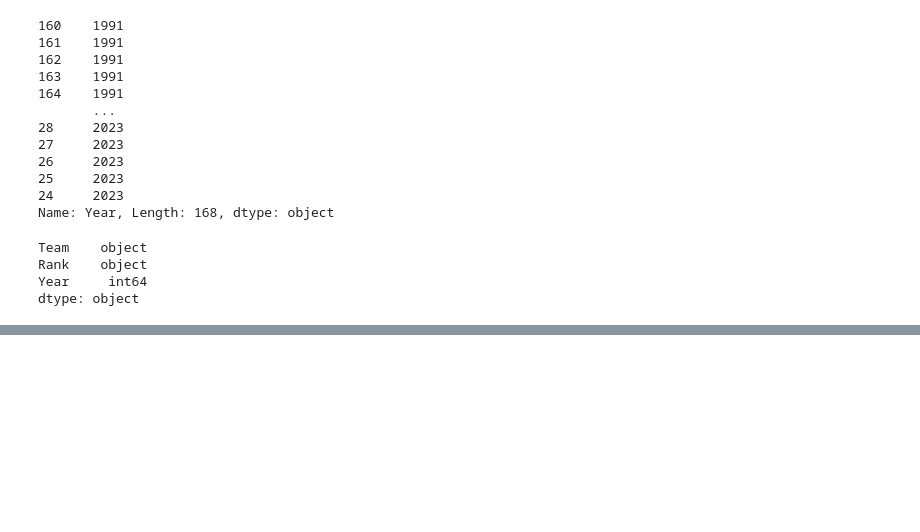
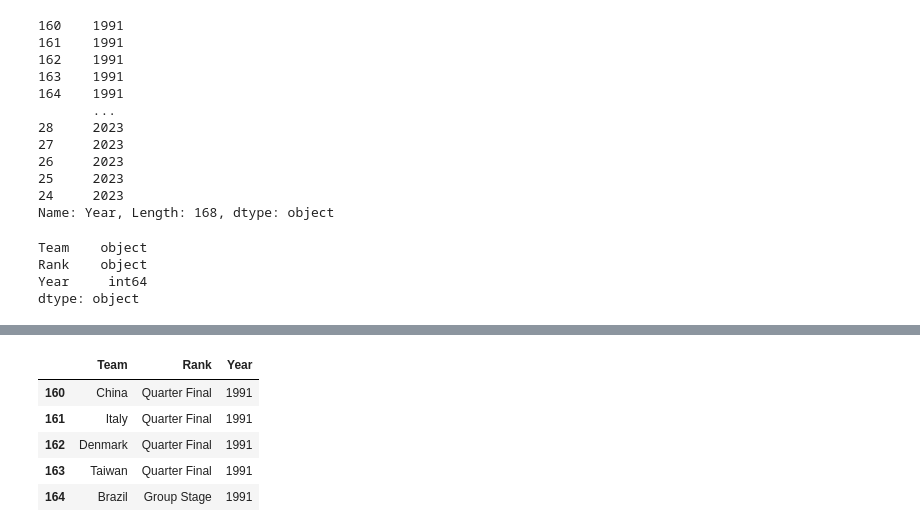
Before and after one commit to vishakiv/Margins_To_Main_Stage, a Jupyter notebook: EDA.ipynb, the cells around one changed output, grey strips where cells are left out. Cells and saved outputs as stored; diff of their text form; code cells hidden in the pictures; blank space fills up the shorter version.

```diff
--- a/EDA.ipynb
+++ b/EDA.ipynb
@@ -91,0 +114,32 @@ dtype: object
+# %%
+team_names = sorted(teams["Team"].unique())
+df_rankings = teams[["Team","Rank","Year"]]
+
+df_rankings.head()
+
+rank_order = [
+    '1',
+    '2',
+    '3',
+    '4',
+    'Semi Final',
+    'Quarter Final',
+    'Round of 16',
+    'Group Stage'
+]
+
+df_rankings['Rank'] = pd.Categorical(df_rankings['Rank'], categories=rank_order, ordered=True)
+
+world_cup_years = list(range(1991, 2024, 4))  # Adjust as needed
+
+China = df_rankings[df_rankings["Team"] == "China"]
+China = China.set_index('Year').reindex(world_cup_years).reset_index()
+sns.stripplot(data=China, x='Year', y='Rank', size=10, color='blue')
+plt.xticks(China['Year'])
+# %% [output]
+|  | Team | Rank | Year |
+| 160 | China | Quarter Final | 1991 |
+| 161 | Italy | Quarter Final | 1991 |
+| 162 | Denmark | Quarter Final | 1991 |
+| 163 | Taiwan | Quarter Final | 1991 |
+| 164 | Brazil | Group Stage | 1991 |
```
Also changed, not shown: parts of 8 cells of this notebook, 3 other files.
